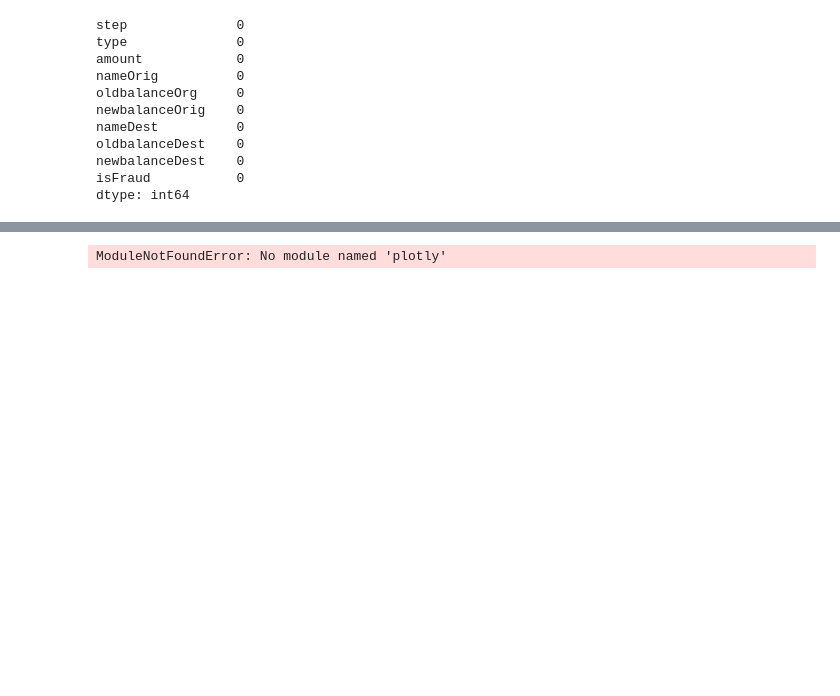
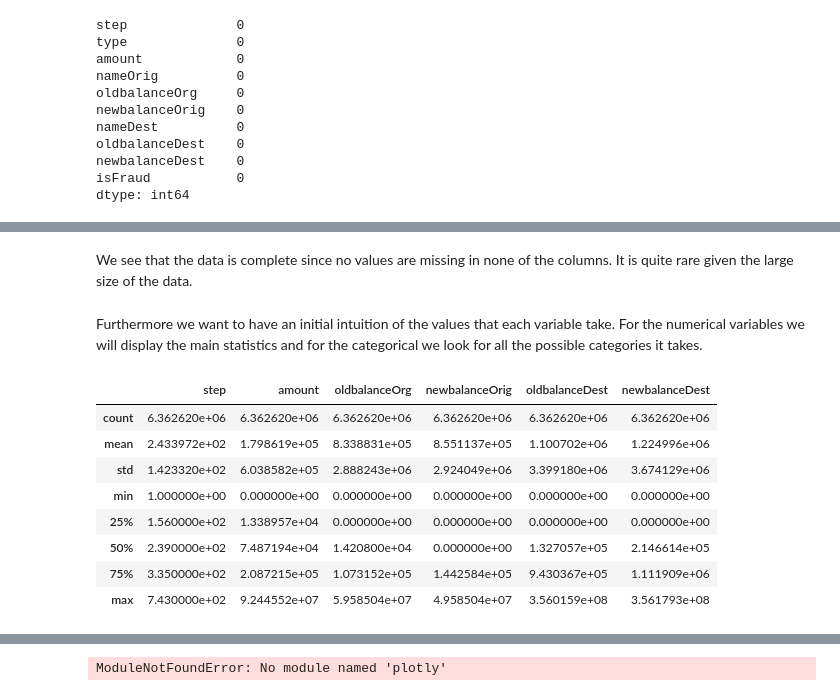
Before and after one commit to Matias-Barcelo/Project-II, a Jupyter notebook: leire.ipynb, the cells around one changed output, grey strips where cells are left out. Saved outputs shown, nothing was run; the diff lists cells and outputs as text; code cells hidden in the pictures; blank space fills up the shorter version.

```diff
--- a/leire.ipynb
+++ b/leire.ipynb
@@ -68,0 +108,17 @@ Name: count, dtype: int64
+# %% [markdown]
+We see that the data is complete since no values are missing in none of the columns. It is quite rare given the large size of the data.
+# %% [markdown]
+Furthermore we want to have an initial intuition of the values that each variable take. For the numerical variables we will display the main statistics and for the categorical we look for all the possible categories it takes.
+# %%
+# Display main statistics for numeric variables
+data[numerical_cols].describe()
+# %% [output]
+|  | step | amount | oldbalanceOrg | newbalanceOrig | oldbalanceDest | newbalanceDest |
+| count | 6.362620e+06 | 6.362620e+06 | 6.362620e+06 | 6.362620e+06 | 6.362620e+06 | 6.362620e+06 |
+| mean | 2.433972e+02 | 1.798619e+05 | 8.338831e+05 | 8.551137e+05 | 1.100702e+06 | 1.224996e+06 |
+| std | 1.423320e+02 | 6.038582e+05 | 2.888243e+06 | 2.924049e+06 | 3.399180e+06 | 3.674129e+06 |
+| min | 1.000000e+00 | 0.000000e+00 | 0.000000e+00 | 0.000000e+00 | 0.000000e+00 | 0.000000e+00 |
+| 25% | 1.560000e+02 | 1.338957e+04 | 0.000000e+00 | 0.000000e+00 | 0.000000e+00 | 0.000000e+00 |
+| 50% | 2.390000e+02 | 7.487194e+04 | 1.420800e+04 | 0.000000e+00 | 1.327057e+05 | 2.146614e+05 |
+| 75% | 3.350000e+02 | 2.087215e+05 | 1.073152e+05 | 1.442584e+05 | 9.430367e+05 | 1.111909e+06 |
+| max | 7.430000e+02 | 9.244552e+07 | 5.958504e+07 | 4.958504e+07 | 3.560159e+08 | 3.561793e+08 |
```
Also changed, not shown: parts of 23 cells of this notebook.
